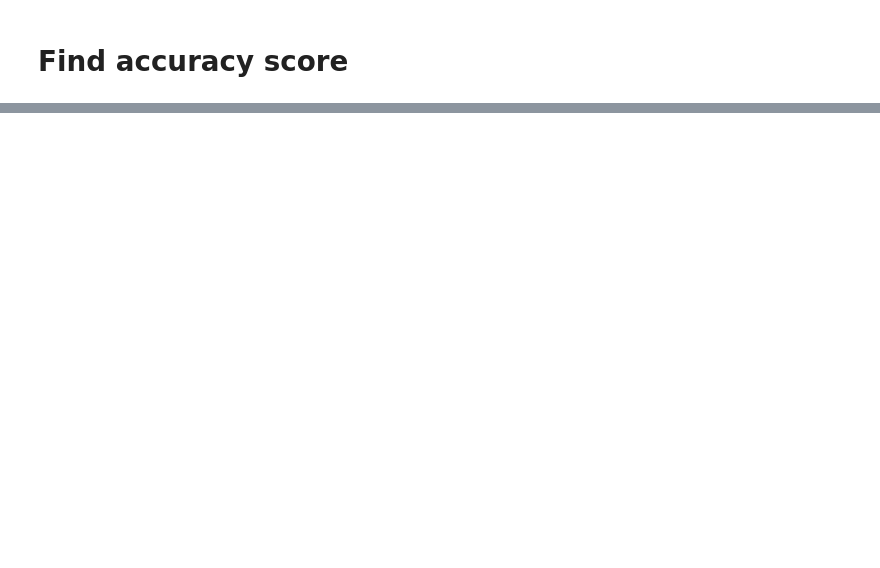
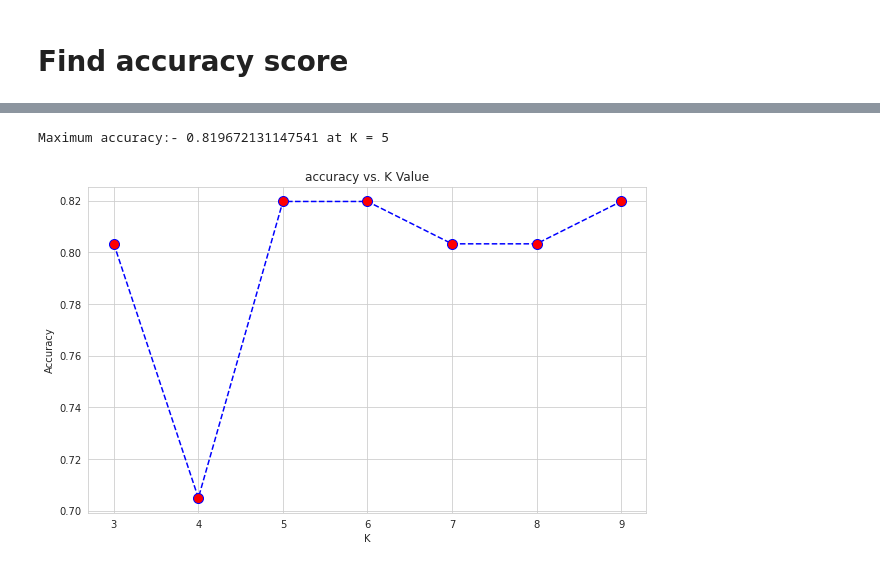
Before and after one commit to Rotha-Vichet/Bootstrap-Html, a Jupyter notebook: ML_HeartDiseasePrediction.ipynb, the cells around one changed output, grey strips where cells are left out. Cells and saved outputs as stored; diff of their text form; code cells hidden in the pictures; blank space fills up the shorter version.

```diff
--- a/ML_HeartDiseasePrediction.ipynb
+++ b/ML_HeartDiseasePrediction.ipynb
@@ -192,0 +200,21 @@ Maximum accuracy:- 0.7704918032786885 at K = 38
+# %%
+from sklearn.tree import DecisionTreeClassifier
+import sklearn.tree as tree
+acc = []
+# Will take some time
+from sklearn import metrics
+for i in range(3,10):
+    foot_Tree = DecisionTreeClassifier(criterion="entropy", max_depth = i).fit(x_train,y_train)
+    yhat = foot_Tree.predict(x_test)
+    acc.append(metrics.accuracy_score(y_test, yhat))
+
+plt.figure(figsize=(10,6))
+plt.plot(range(3,10),acc,color = 'blue',linestyle='dashed',
+         marker='o',markerfacecolor='red', markersize=10)
+plt.title('accuracy vs. K Value')
+plt.xlabel('K')
+plt.ylabel('Accuracy')
+print("Maximum accuracy:-",max(acc),"at K =",acc.index(max(acc))+3)
+# %% [output]
+Maximum accuracy:- 0.819672131147541 at K = 5
+[figure, added]
```
Also changed, not shown: parts of 12 cells of this notebook.
